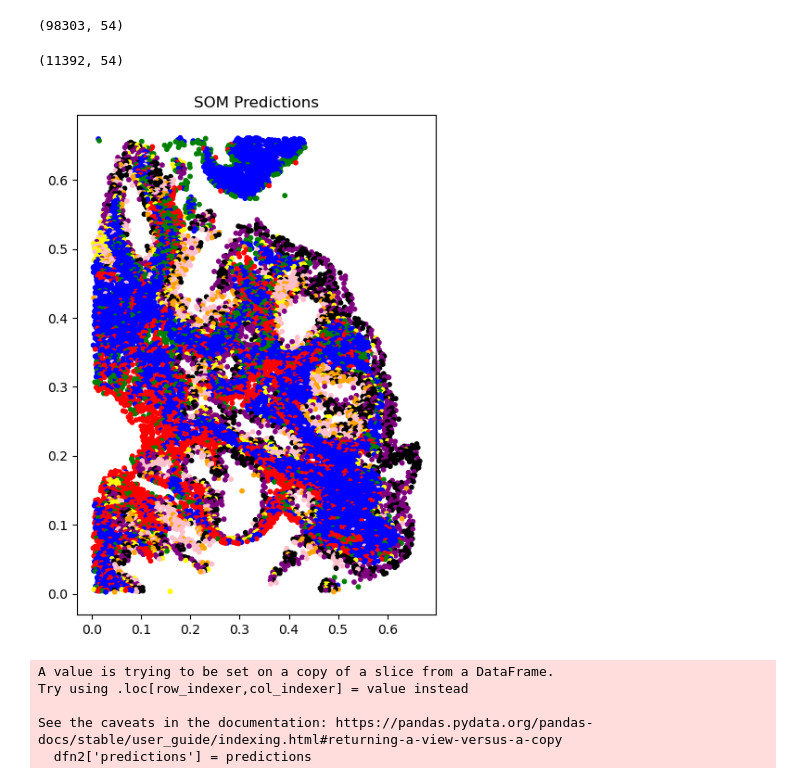
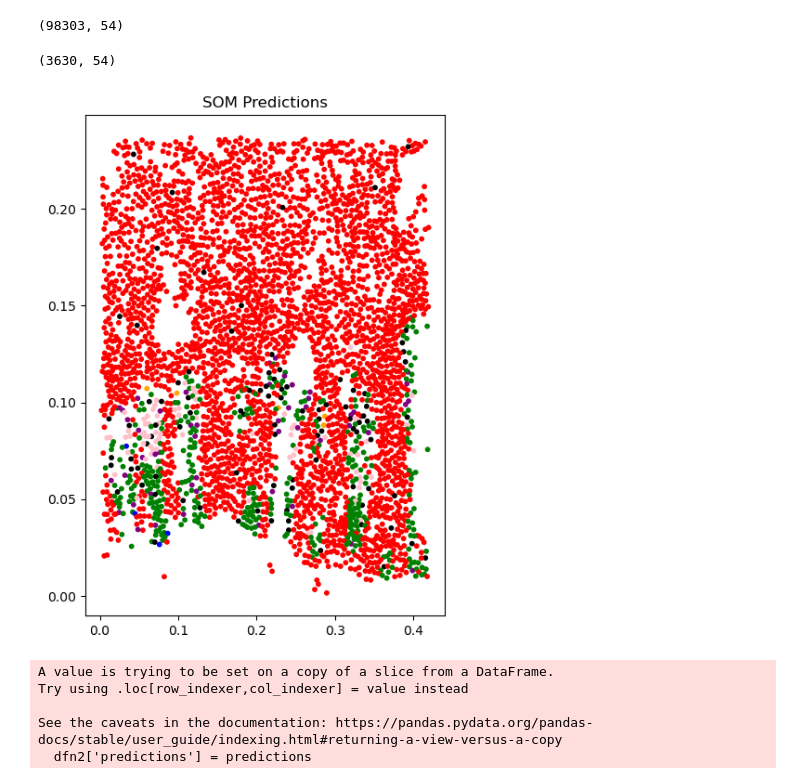
Before and after one commit to JanSuper/MasterProject1-1, a Jupyter notebook: Project.ipynb, the cells around one changed output. Drawn from its saved outputs; the diff is of its cells as text; code cells hidden in the pictures.

```diff
--- a/Project.ipynb
+++ b/Project.ipynb
@@ -16,6 +16,8 @@ df = pd.read_csv('full_data.csv', engine= 'python')
 from pandas.api.types import is_numeric_dtype
 
 for c in df.columns[1:]:
+    if c == 'TissueTypePrediction':
+        break
     if not is_numeric_dtype(df[c]):
         #print(c)
         df[c] = df[c].apply(lambda x: float(x.split()[0].replace(',','.')))
@@ -116,26 +130,26 @@ df2.shape
 (98303, 54)
 # %%
 dfhold = df[df['Status.simple'] == 'Dysplastic']
-df3 = df2[dfhold['ImageNumber'] == '20210801_MBAA047_S5_R-3_D-S5_T23_R1']
+df3 = df2[dfhold['ImageNumber'] == '20200731_MBAA047_S11_R-4_D-S11_T59_R1']
 predictions = iris_som.predict(np.array(df3))
 df3.shape
 # %% [output]
-(11392, 54)
+(3630, 54)
 # %%
 import matplotlib.pyplot as plt
 from matplotlib.colors import ListedColormap
 
 fig, ax = plt.subplots(nrows=1, ncols=1, figsize=(5,7))
-x = df1[dfhold['ImageNumber'] == '20210801_MBAA047_S5_R-3_D-S5_T23_R1']['cx']
-y = df1[dfhold['ImageNumber'] == '20210801_MBAA047_S5_R-3_D-S5_T23_R1']['cy']
+x = df1[dfhold['ImageNumber'] == '20200731_MBAA047_S11_R-4_D-S11_T59_R1']['cx']
+y = df1[dfhold['ImageNumber'] == '20200731_MBAA047_S11_R-4_D-S11_T59_R1']['cy']
 colors = ['red', 'green', 'blue', 'yellow', 'purple', 'black', 'gray', 'orange', 'pink']
 
 ax.scatter(x, y, c=predictions, cmap=ListedColormap(colors), s=10)
 ax.title.set_text('SOM Predictions')
 
 plt.show()
 # %% [output]
-[figure, old version]
+[figure, new version]
 # %%
 dfn2 = normalized_df[df['ImageNumber'] == '20210801_MBAA047_S5_R-3_D-S5_T23_R1']
 dfn2['predictions'] = predictions
```
Also changed, not shown: parts of 4 cells of this notebook, 1 other file.
